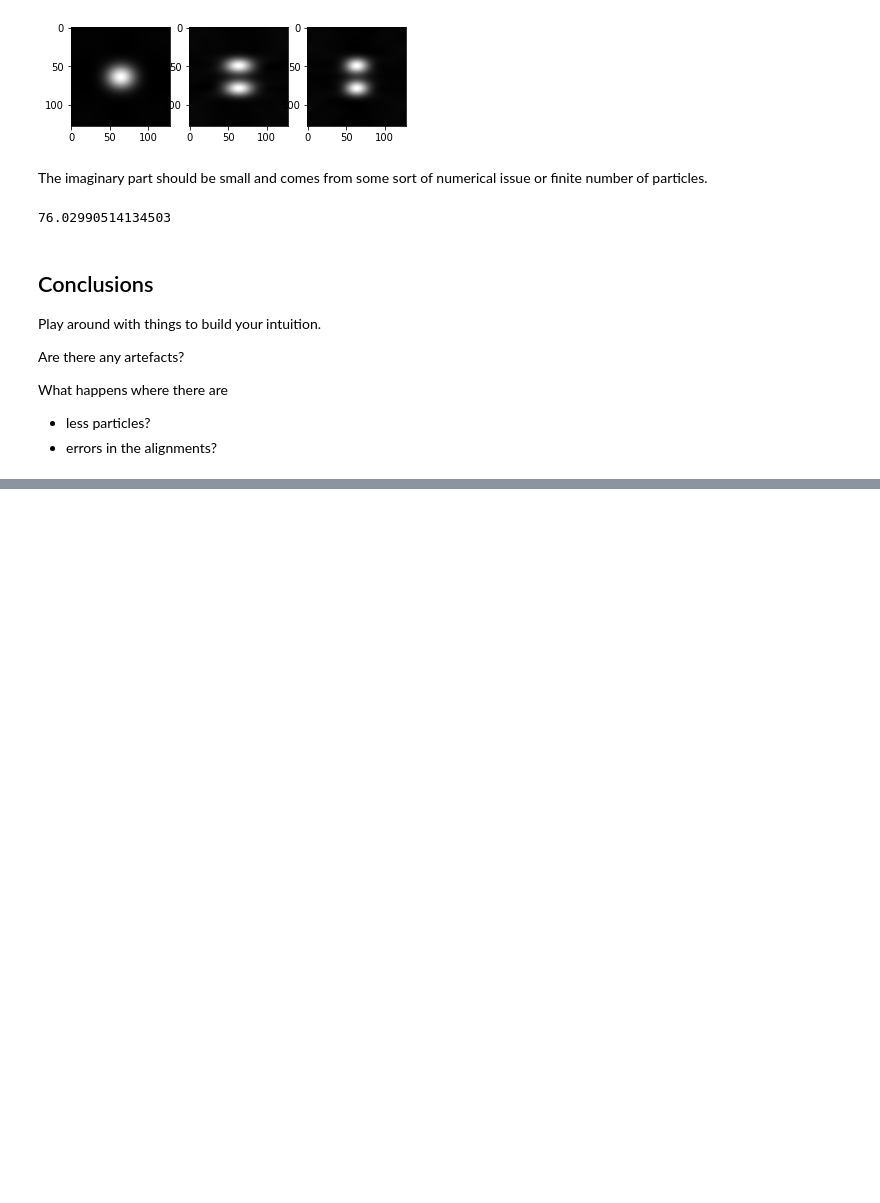
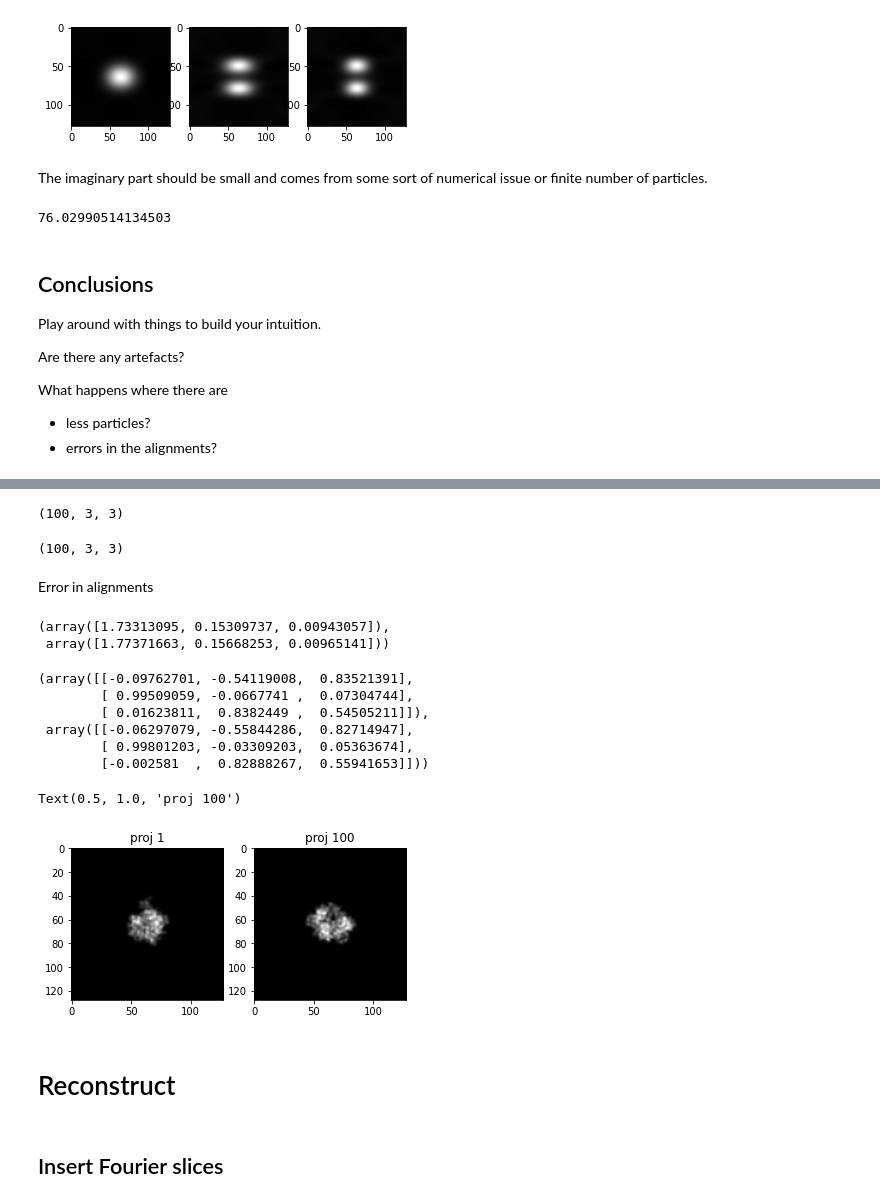
Before and after one commit to geoffwoollard/learn_cryoem_math, a Jupyter notebook: nb/fourier_slice_2D_3D_with_trilinear.ipynb, the cells around one changed output, grey strips where cells are left out. Cells and saved outputs as stored; diff of their text form; code cells hidden in the pictures; blank space fills up the shorter version.

```diff
--- a/nb/fourier_slice_2D_3D_with_trilinear.ipynb
+++ b/nb/fourier_slice_2D_3D_with_trilinear.ipynb
@@ -218,0 +414,63 @@ What happens where there are
+# %%
+n_particles=100
+np.random.seed(0)
+qs = get_random_quat(n_particles)
+Rs = quaternion_to_R(qs.T)
+Rs = np.swapaxes(Rs,0,-1)
+Rs = np.swapaxes(Rs,1,-1)
+Rs.shape
+# %% [output]
+(100, 3, 3)
+# %%
+n_particles=100
+np.random.seed(1)
+qs = get_random_quat(n_particles)
+Rs_rand = quaternion_to_R(qs.T)
+Rs_rand = np.swapaxes(Rs_rand,0,-1)
+Rs_rand = np.swapaxes(Rs_rand,1,-1)
+Rs_rand.shape
+# %% [output]
+(100, 3, 3)
+# %% [markdown]
+Error in alignments
+# %%
+deg_err = 3
+alignment_error = np.deg2rad(deg_err)
+Rs_error = np.zeros_like(Rs)
+for idx in range(n_particles):
+
+  e = logmap(Rs[idx])
+  theta = np.linalg.norm(e)
+  k = e/theta
+
+  e_ = (theta + np.random.uniform(low=-alignment_error,high=alignment_error))*k
+  Rs_error[idx] = expmap(e_)
+e_, e
+# %% [output]
+(array([1.73313095, 0.15309737, 0.00943057]),
+ array([1.77371663, 0.15668253, 0.00965141]))
+# %%
+Rs[0], Rs_error[0]
+# %% [output]
+(array([[-0.09762701, -0.54119008,  0.83521391],
+        [ 0.99509059, -0.0667741 ,  0.07304744],
+        [ 0.01623811,  0.8382449 ,  0.54505211]]),
+ array([[-0.06297079, -0.55844286,  0.82714947],
+        [ 0.99801203, -0.03309203,  0.05363674],
+        [-0.002581  ,  0.82888267,  0.55941653]]))
+# %%
+projs = np.zeros((n_particles,N,N))
+for idx in range(n_particles):
+  atoms_rot = Rs[idx].dot(atoms)
+  projs[idx] = gauss_forward_model.make_proj_mask(atoms_rot, xy, sigma=sigma, n_trunc=2*3*sigma,parallel_diff=True).T # xy vs yx to need to transpose
+# %%
+fig,axes = plt.subplots(ncols=2)
+axes[0].imshow(projs[0],cmap='gray') ; axes[0].set_title('proj 1')
+axes[1].imshow(projs[-1],cmap='gray')  ; axes[1].set_title('proj %i'%n_particles)
+# %% [output]
+Text(0.5, 1.0, 'proj 100')
+[figure, added]
+# %% [markdown]
+# Reconstruct
+# %% [markdown]
+## Insert Fourier slices
```
Also changed, not shown: parts of 36 cells of this notebook.
